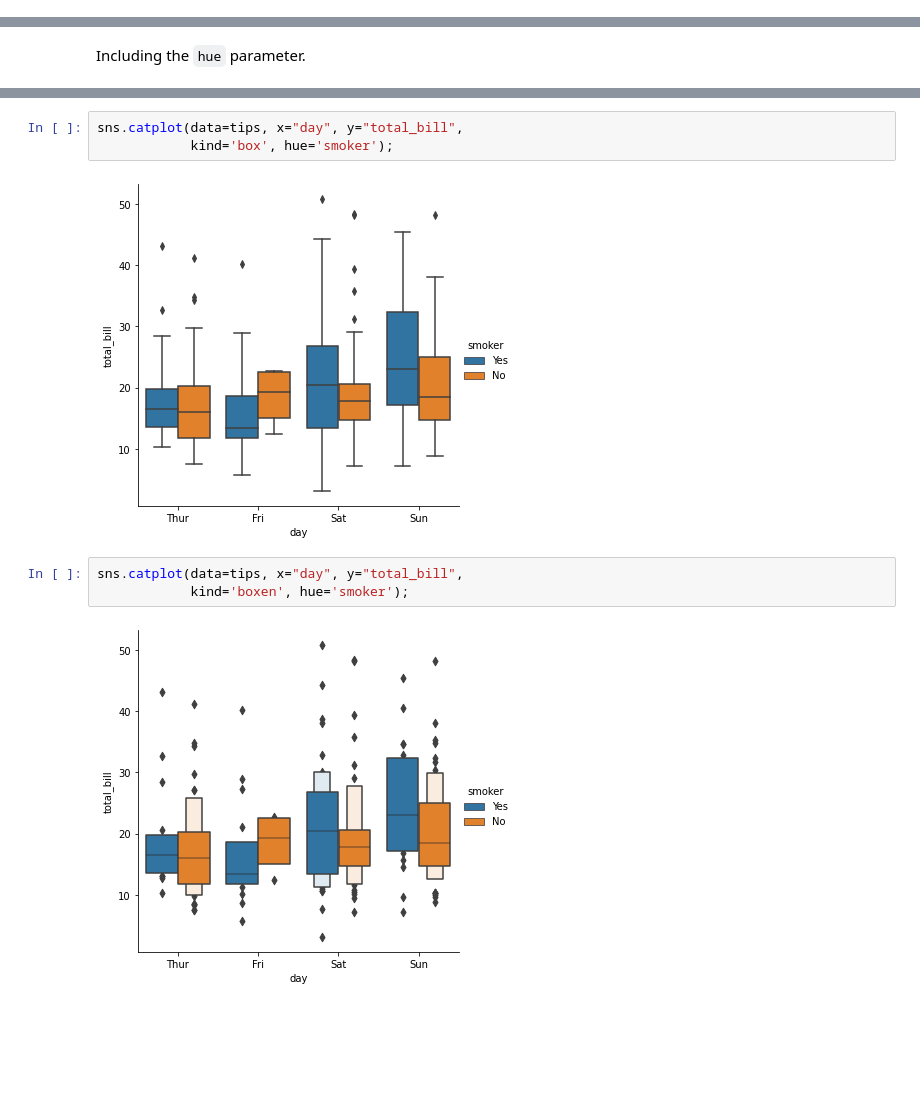
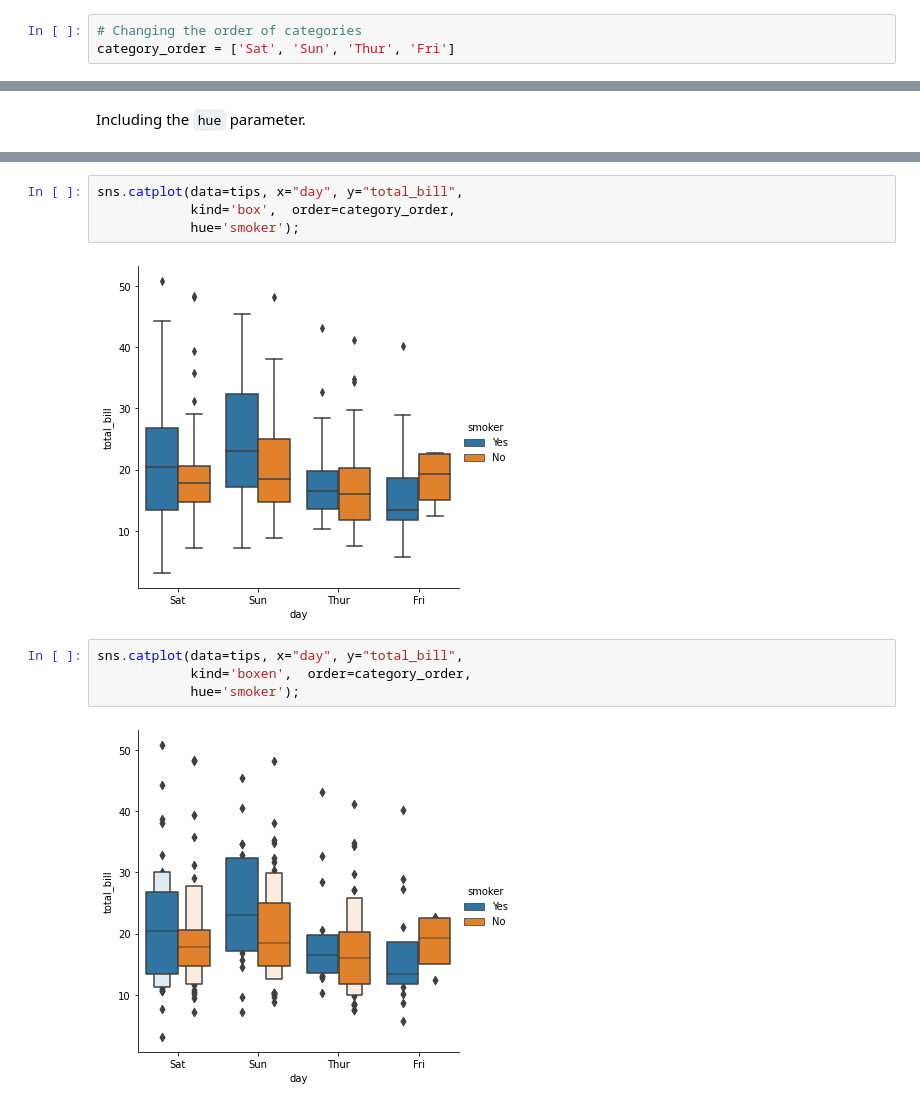
Before and after one commit to Goliath-Research/Introduction-to-Data-Science, a Jupyter notebook: 05-Introduction to Data Visualization/05-Categorical Plot in Seaborn.ipynb, the cells around one changed output, grey strips where cells are left out. Drawn from its saved outputs; the diff is of its cells as text; blank space fills up the shorter version.

```diff
--- a/05-Introduction to Data Visualization/05-Categorical Plot in Seaborn.ipynb
+++ b/05-Introduction to Data Visualization/05-Categorical Plot in Seaborn.ipynb
@@ -34,0 +39,3 @@ sns.catplot(data=tips, x="day", y="total_bill");
+# %%
+# Changing the order of categories
+category_order = ['Sat', 'Sun', 'Thur', 'Fri']
@@ -94,12 +153,14 @@ sns.catplot(data=tips, x="day", y="total_bill",
 # %%
 sns.catplot(data=tips, x="day", y="total_bill",
-            kind='box', hue='smoker');
+            kind='box',  order=category_order,
+            hue='smoker');
 # %% [output]
-[figure, old version]
+[figure, new version]
 # %%
 sns.catplot(data=tips, x="day", y="total_bill",
-            kind='boxen', hue='smoker');
+            kind='boxen',  order=category_order,
+            hue='smoker');
 # %% [output]
-[figure, old version]
+[figure, new version]
 # %%
 sns.catplot(data=tips, x="day", y="total_bill",
```
Also changed, not shown: parts of 32 cells of this notebook, 3 other files.
